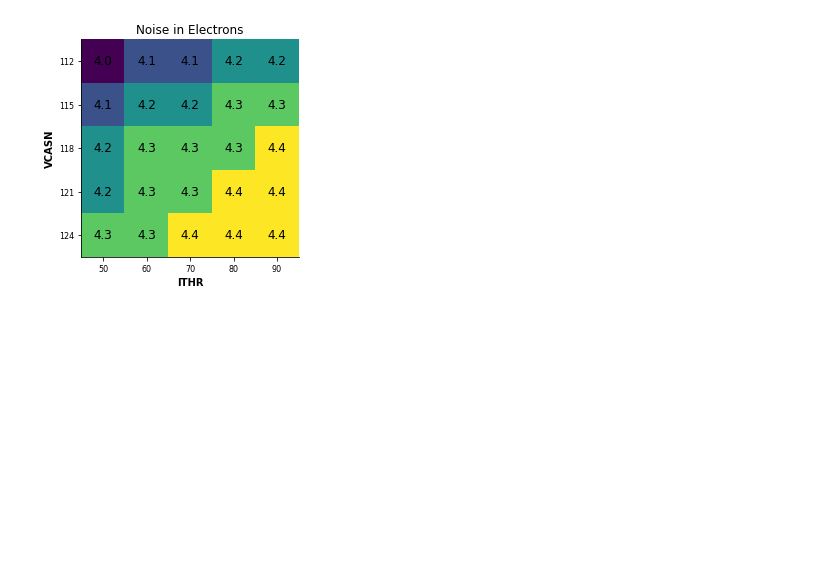
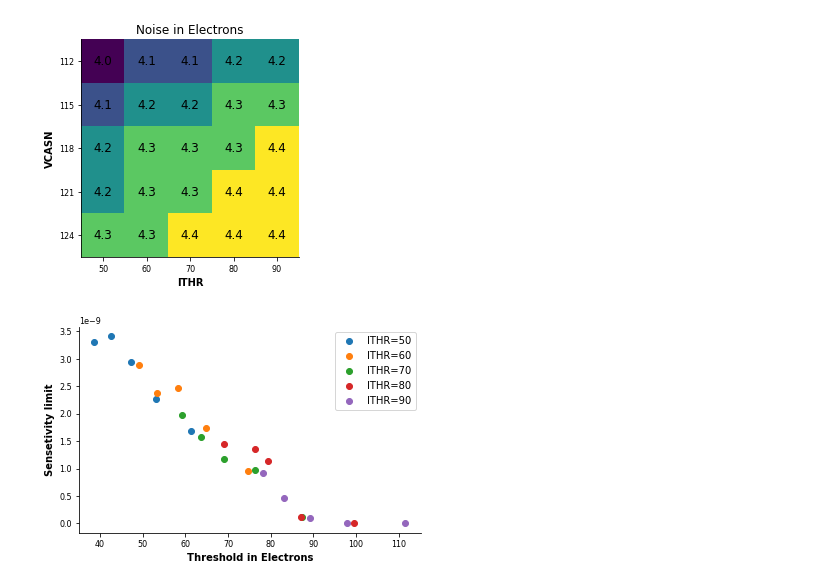
Before and after one commit to JMulder99/TrackingTelescope_Nikhef2022, a Jupyter notebook: Measurements/Plot_threshold.ipynb, the cells around one changed output. Saved outputs shown, nothing was run; the diff lists cells and outputs as text; code cells hidden in the pictures; blank space fills up the shorter version.

Commit message:
Mask data and fix plotting

```diff
--- a/Measurements/Plot_threshold.ipynb
+++ b/Measurements/Plot_threshold.ipynb
@@ -77,47 +112,45 @@ files.download("noise.pdf")
 # %%
 # plot for Threshold in Electrons
 
 import sys
 import matplotlib
-matplotlib.use('Agg')
-
 import matplotlib.pyplot as plt
 import numpy as np
+#matplotlib.use('TkAgg')
 
+fig, ax = plt.subplots(1,1, figsize=set_size("report"))
+maskes = np.array([0, 0, 0, 1, 0, 0, 1])
+x1 = np.array([61.3, 53.1, 47.2, 47.2, 42.6, 38.7, 38.7])
+y1 = np.array([1.68e-09, 2.27e-09, 2.94e-09, 3.81e-11, 3.41e-09, 3.30e-09, 9.54e-11])
+mx1= np.ma.masked_array(x1, mask=maskes)
+my1= np.ma.masked_array(y1, mask=maskes)
+ax.scatter(mx1, my1, label="ITHR=50")
+#ax.scatter(np.ma.masked_array(x1, mask=((maskes-1)*-1)), np.ma.masked_array(y1, mask=((maskes-1)*-1)), color='grey', label="ITHR=50 (masked)")
 
-x = np.array([61.3, 53.1, 47.2, 47.2, 42.6, 38.7, 38.7])
-y = np.array([1.68e-09, 2.27e-09, 2.94e-09, 3.81e-11, 3.41e-09, 3.30e-09, 9.54e-11])
-plt.scatter(x, y)
+x2 = np.array([74.6, 64.9, 58.3, 53.4, 49.2])
+y2 = np.array([9.54e-10, 1.74e-09, 2.46e-09, 2.37e-09, 2.88e-09])
+ax.scatter(x2, y2, label="ITHR=60")
 
+x3 = np.array([87.3, 76.3,  69.1,  63.7,  59.3])
+y3 = np.array([1.14e-10, 9.73e-10, 1.18e-09, 1.58e-09, 1.98e-09])
+ax.scatter(x3, y3, label="ITHR=70")
 
-x = np.array([74.6, 64.9, 58.3, 53.4, 49.2])
-y = np.array([9.54e-10, 1.74e-09, 2.46e-09, 2.37e-09, 2.88e-09])
-plt.scatter(x, y)
+x4 = np.array([99.6, 87.2,  79.3,  76.3,  69])
+y4 = np.array([0, 1.14e-10, 1.14e-09, 1.35e-09, 1.45e-09])
+ax.scatter(x4, y4, label="ITHR=80")
 
-x = np.array([87.3, 76.3,  69.1,  63.7,  59.3])
-y = np.array([1.14e-10, 9.73e-10, 1.18e-09, 1.58e-09, 1.98e-09])
-plt.scatter(x, y)
-plt.show()
+x5 = np.array([111.5, 97.9,  89.2,  83.1,  78.3])
+y5 = np.array([0, 0, 9.54e-11, 4.58e-10, 9.16e-10])
+ax.scatter(x5, y5, label="ITHR=90")
 
-x = np.array([99.6, 87.2,  79.3,  76.3,  69])
-y = np.array([0, 1.14e-10, 1.14e-09, 1.35e-09, 1.45e-09])
-plt.scatter(x, y)
-plt.show()
-
-x = np.array([111.5, 97.9,  89.2,  83.1,  78.3])
-y = np.array([0, 0, 9.54e-11, 4.58e-10, 9.16e-10])
-plt.scatter(x, y)
-
-plt.xlabel('Threshold in Electrons')
-plt.ylabel('Sensetivity limit')
-
-
-plt.show()
-
-
-
-plt.savefig(sys.stdout.buffer)
-sys.stdout.flush()
+ax.set_xlabel('Threshold in Electrons')
+ax.set_ylabel('Sensetivity limit')
+ax.legend()
+fig.savefig('Sensitivity_trh.pdf', bbox_inches='tight')
+#plt.savefig(sys.stdout.buffer)
+#sys.stdout.flush()
+# %% [output]
+[figure, added]
 # %%
 # script for hitmap
 
```
Also changed, not shown: parts of 3 cells of this notebook.
